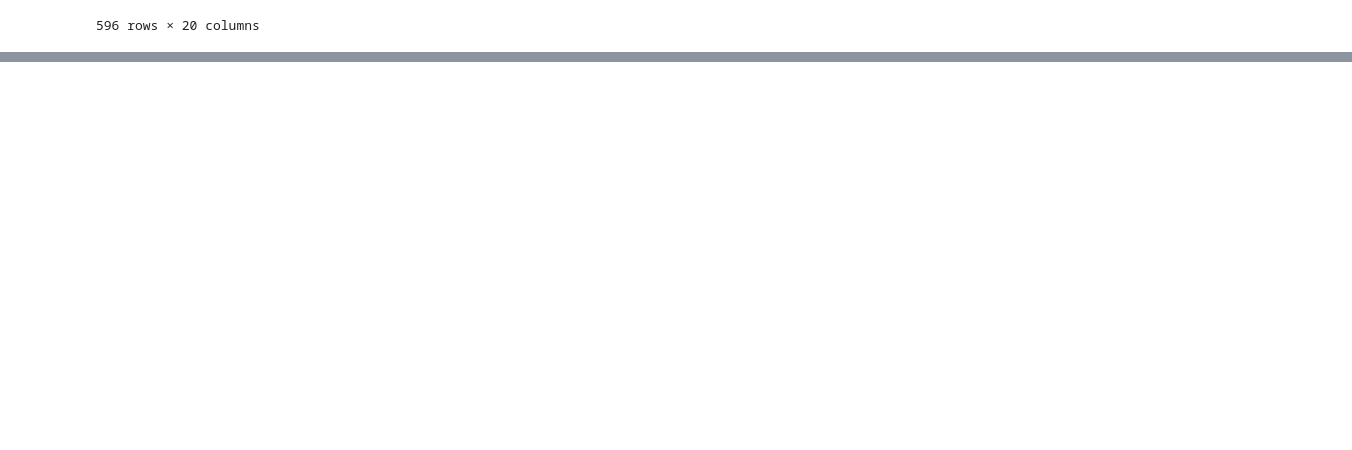
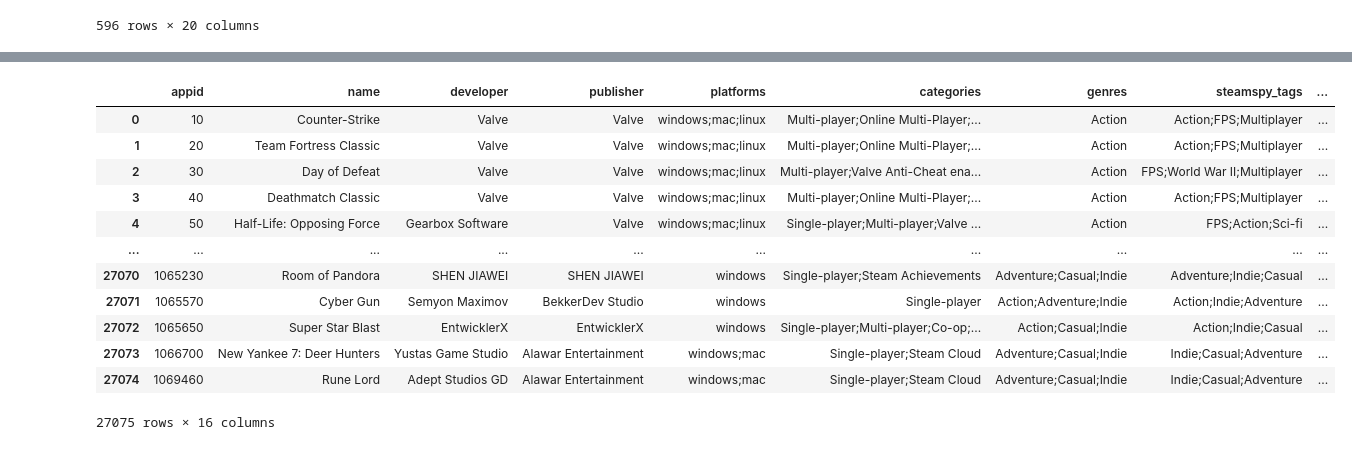
Before and after one commit to matejgrzinic/PR20MGDPMZML, a Jupyter notebook: zupancic.ipynb, the cells around one changed output, grey strips where cells are left out. Cells and saved outputs as stored; diff of their text form; code cells hidden in the pictures; blank space fills up the shorter version.

```diff
--- a/zupancic.ipynb
+++ b/zupancic.ipynb
@@ -225,0 +241,17 @@ def getDataFrameFor(atribut, value, OGDataFrame):
+# %%
+#get groups by categories
+steam
+# %% [output]
+|  | appid | name | developer | publisher | platforms | categories | genres | steamspy_tags | ... |
+| 0 | 10 | Counter-Strike | Valve | Valve | windows;mac;linux | Multi-player;Online Multi-Player;... | Action | Action;FPS;Multiplayer | ... |
+| 1 | 20 | Team Fortress Classic | Valve | Valve | windows;mac;linux | Multi-player;Online Multi-Player;... | Action | Action;FPS;Multiplayer | ... |
+| 2 | 30 | Day of Defeat | Valve | Valve | windows;mac;linux | Multi-player;Valve Anti-Cheat ena... | Action | FPS;World War II;Multiplayer | ... |
+| 3 | 40 | Deathmatch Classic | Valve | Valve | windows;mac;linux | Multi-player;Online Multi-Player;... | Action | Action;FPS;Multiplayer | ... |
+| 4 | 50 | Half-Life: Opposing Force | Gearbox Software | Valve | windows;mac;linux | Single-player;Multi-player;Valve ... | Action | FPS;Action;Sci-fi | ... |
+| ... | ... | ... | ... | ... | ... | ... | ... | ... | ... |
+| 27070 | 1065230 | Room of Pandora | SHEN JIAWEI | SHEN JIAWEI | windows | Single-player;Steam Achievements | Adventure;Casual;Indie | Adventure;Indie;Casual | ... |
+| 27071 | 1065570 | Cyber Gun | Semyon Maximov | BekkerDev Studio | windows | Single-player | Action;Adventure;Indie | Action;Indie;Adventure | ... |
+| 27072 | 1065650 | Super Star Blast | EntwicklerX | EntwicklerX | windows | Single-player;Multi-player;Co-op;... | Action;Casual;Indie | Action;Indie;Casual | ... |
+| 27073 | 1066700 | New Yankee 7: Deer Hunters | Yustas Game Studio | Alawar Entertainment | windows;mac | Single-player;Steam Cloud | Adventure;Casual;Indie | Indie;Casual;Adventure | ... |
+| 27074 | 1069460 | Rune Lord | Adept Studios GD | Alawar Entertainment | windows;mac | Single-player;Steam Cloud | Adventure;Casual;Indie | Indie;Casual;Adventure | ... |
+27075 rows × 16 columns
```
Also changed, not shown: parts of 9 cells of this notebook.
